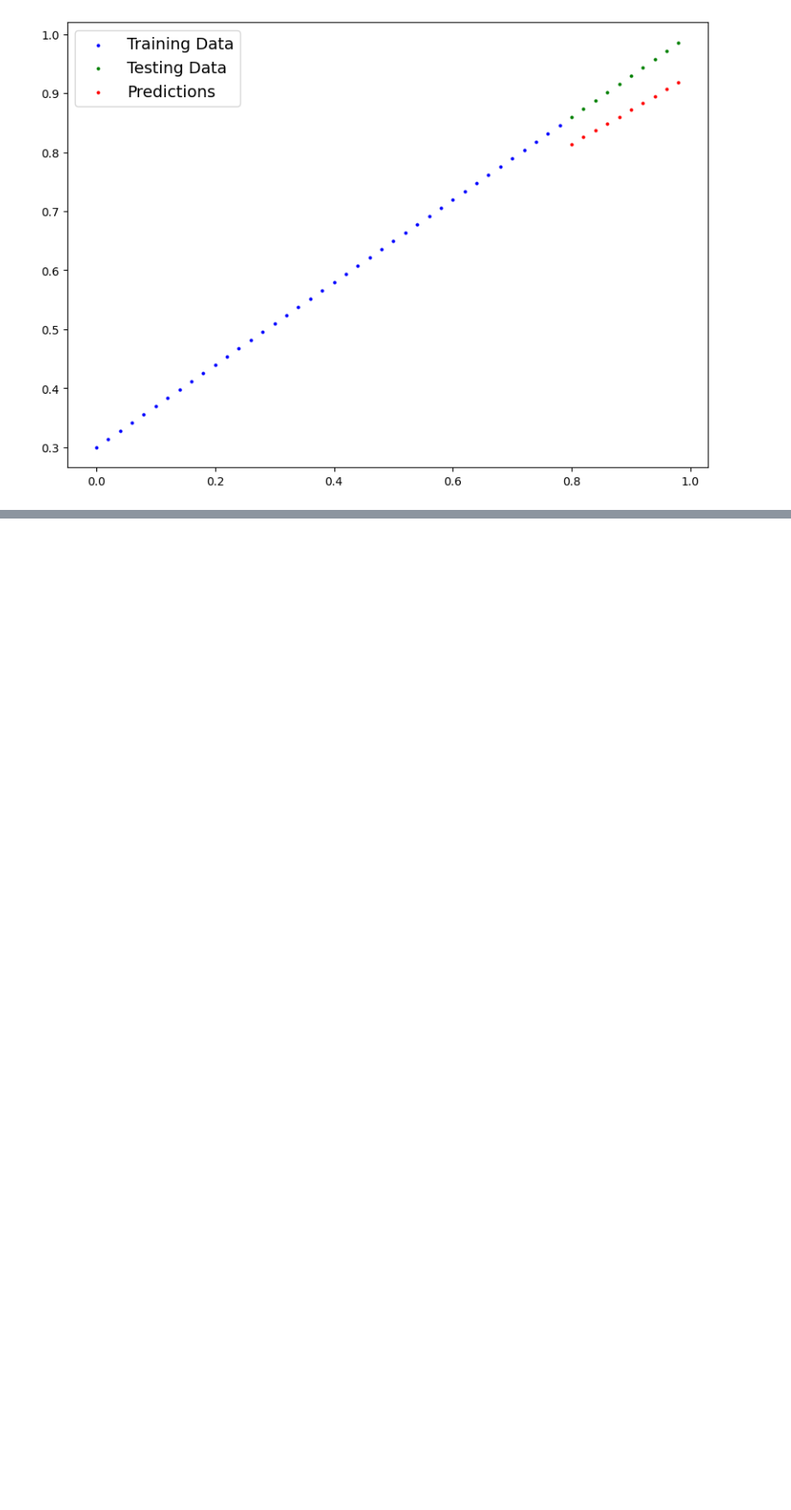
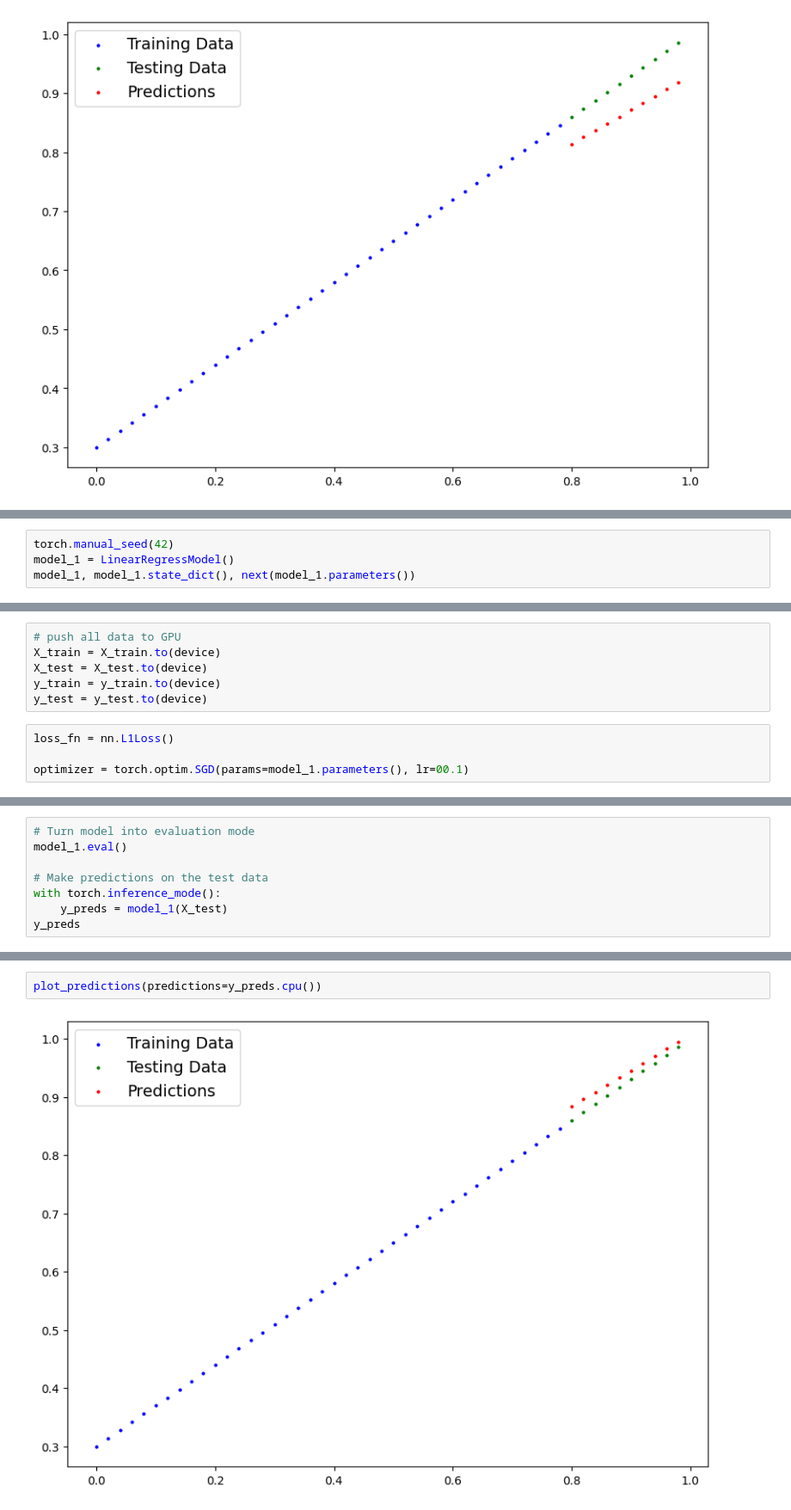
Before and after one commit to UtkarshRasal/deep_learning, a Jupyter notebook: neural_networks.ipynb, the cells around one changed output, grey strips where cells are left out. Shown at 86% size. Saved outputs shown, nothing was run; the diff lists cells and outputs as text; blank space fills up the shorter version.

Commit message:
model creation with nn.linear

```diff
--- a/neural_networks.ipynb
+++ b/neural_networks.ipynb
@@ -394,0 +512,4 @@ plot_predictions(predictions=loaded_model_preds)
+# %%
+torch.manual_seed(42)
+model_1 = LinearRegressModel()
+model_1, model_1.state_dict(), next(model_1.parameters())
@@ -394,0 +534,10 @@ plot_predictions(predictions=loaded_model_preds)
+# %%
+# push all data to GPU
+X_train = X_train.to(device)
+X_test = X_test.to(device)
+y_train = y_train.to(device)
+y_test = y_test.to(device)
+# %%
+loss_fn = nn.L1Loss()
+
+optimizer = torch.optim.SGD(params=model_1.parameters(), lr=00.1)
@@ -394,0 +603,8 @@ plot_predictions(predictions=loaded_model_preds)
+# %%
+# Turn model into evaluation mode
+model_1.eval()
+
+# Make predictions on the test data
+with torch.inference_mode():
+    y_preds = model_1(X_test)
+y_preds
@@ -394,0 +622,4 @@ plot_predictions(predictions=loaded_model_preds)
+# %%
+plot_predictions(predictions=y_preds.cpu())
+# %% [output]
+[figure, added]
```
Also changed, not shown: parts of 16 cells of this notebook.
